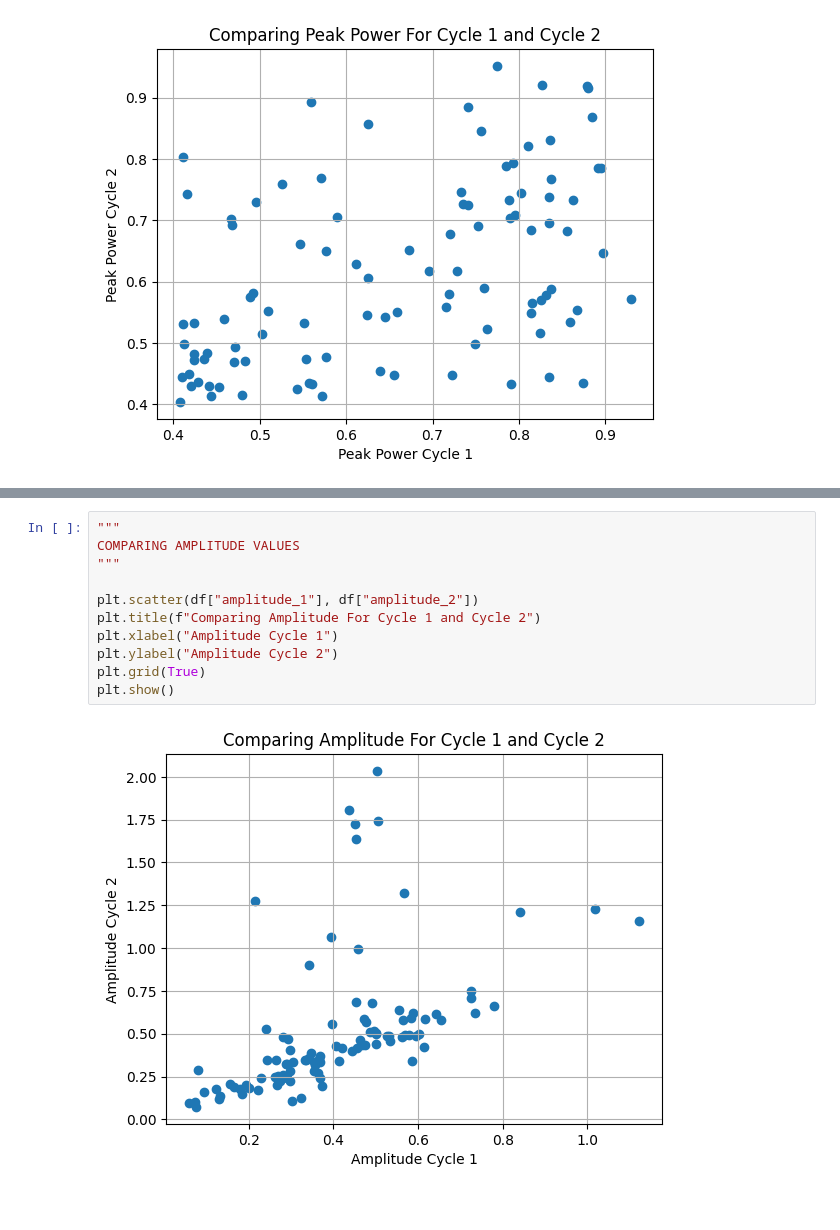
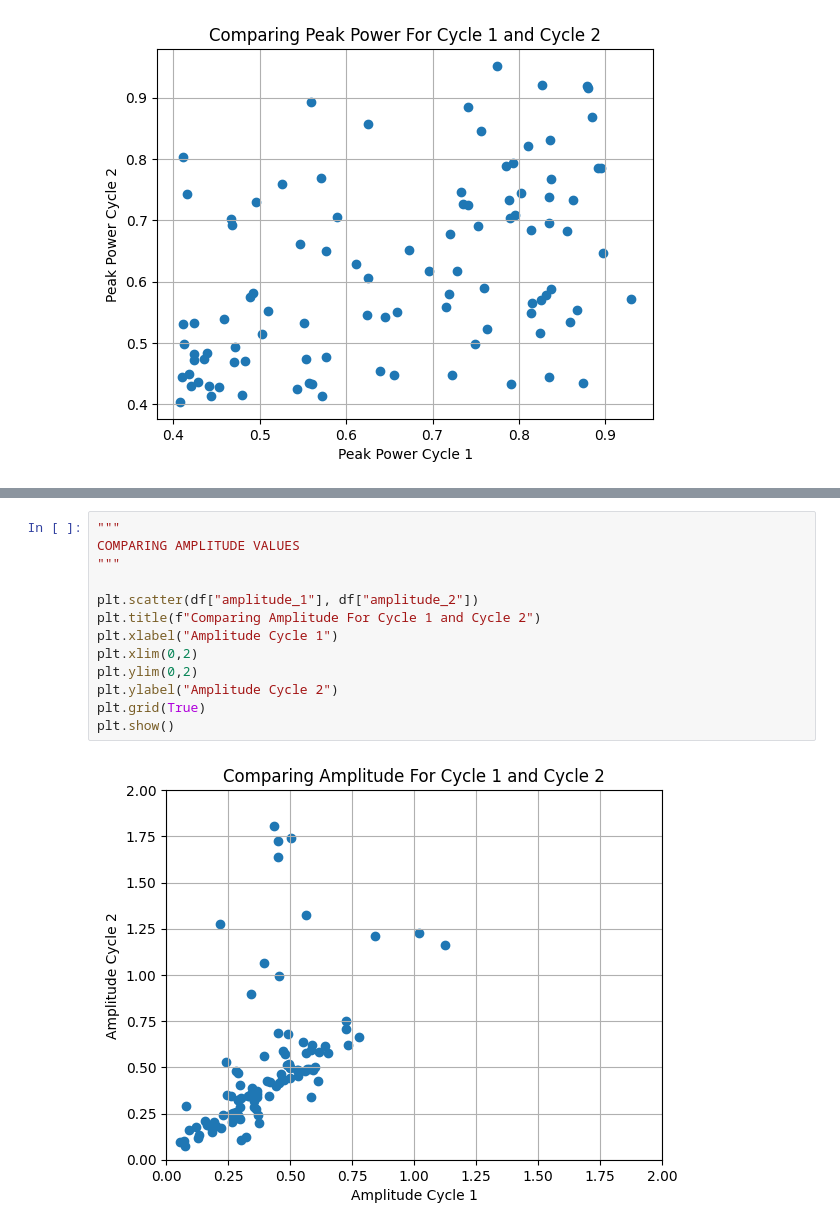
Before and after one commit to aidengseay/AstroInfoGroup1, a Jupyter notebook: AnalyzeLightCurve/CycleComparisons.ipynb, the cells around one changed output, grey strips where cells are left out. Cells and saved outputs as stored; diff of their text form.

Commit message:
made more plots

```diff
--- a/AnalyzeLightCurve/CycleComparisons.ipynb
+++ b/AnalyzeLightCurve/CycleComparisons.ipynb
@@ -63,13 +69,15 @@ plt.show()
 # %%
 """
 COMPARING AMPLITUDE VALUES
 """
 
 plt.scatter(df["amplitude_1"], df["amplitude_2"])
 plt.title(f"Comparing Amplitude For Cycle 1 and Cycle 2")
 plt.xlabel("Amplitude Cycle 1")
+plt.xlim(0,2)
+plt.ylim(0,2)
 plt.ylabel("Amplitude Cycle 2")
 plt.grid(True)
 plt.show()
 # %% [output]
-[figure, old version]
+[figure, new version]
```
Also changed, not shown: parts of 3 cells of this notebook.
